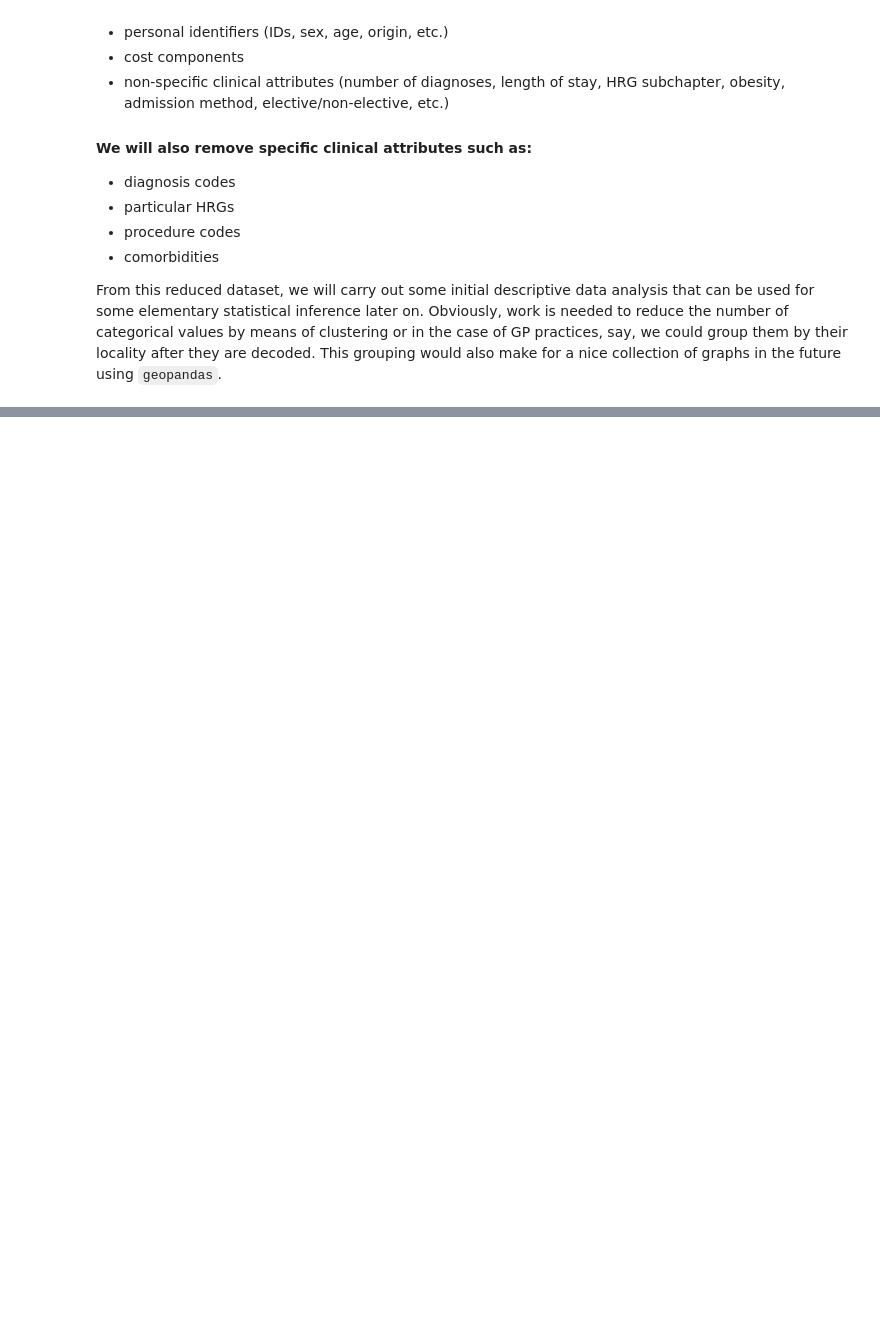
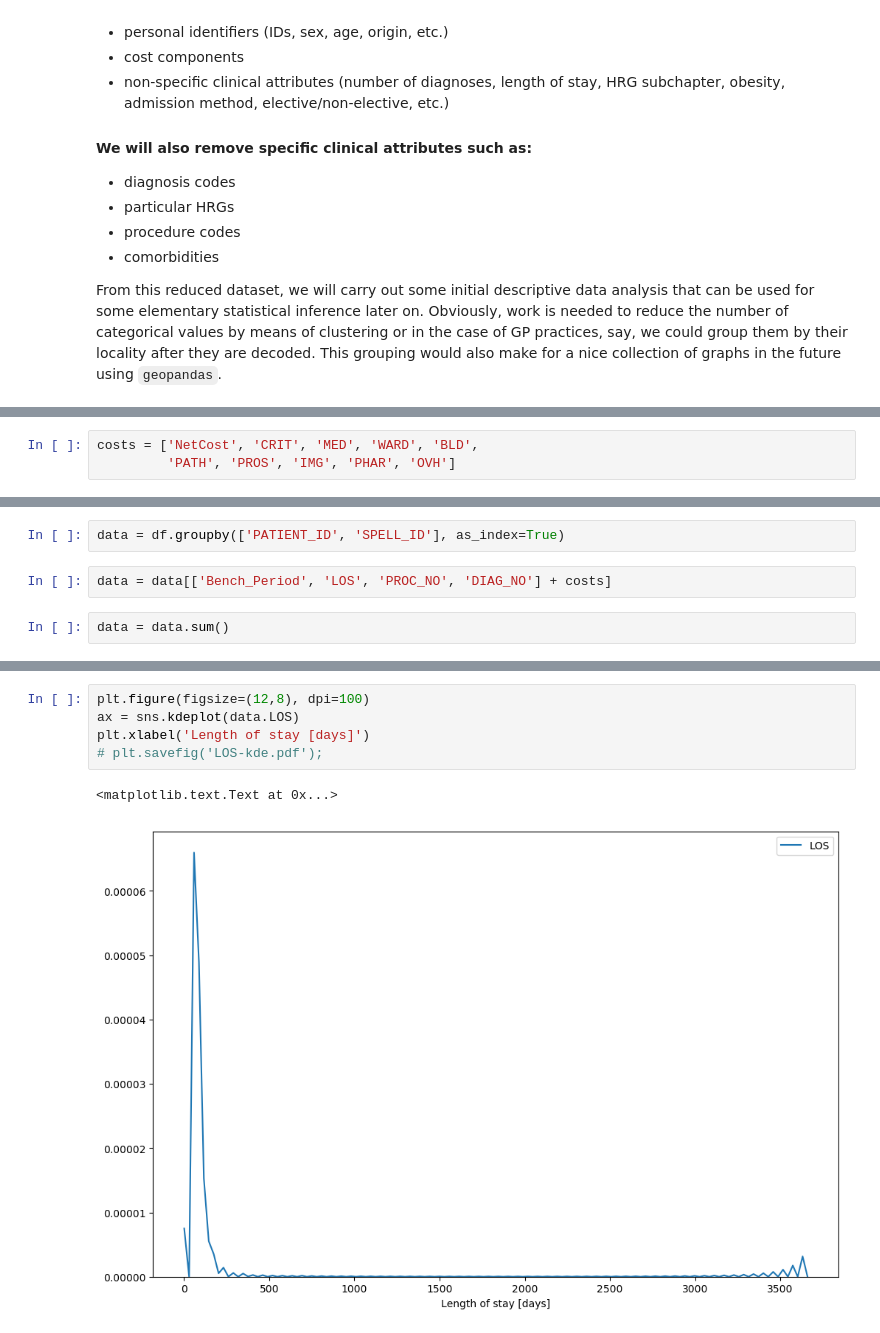
Before and after one commit to daffidwilde/thesis, a Jupyter notebook: data/nbs/elementary-data-analysis.ipynb, the cells around one changed output, grey strips where cells are left out. Cells and saved outputs as stored; diff of their text form; blank space fills up the shorter version.

```diff
--- a/data/nbs/elementary-data-analysis.ipynb
+++ b/data/nbs/elementary-data-analysis.ipynb
@@ -195,0 +102,3 @@ plt.ylabel('Net Cost [£]');
+# %%
+costs = ['NetCost', 'CRIT', 'MED', 'WARD', 'BLD',
+         'PATH', 'PROS', 'IMG', 'PHAR', 'OVH']
@@ -195,0 +110,6 @@ plt.ylabel('Net Cost [£]');
+# %%
+data = df.groupby(['PATIENT_ID', 'SPELL_ID'], as_index=True)
+# %%
+data = data[['Bench_Period', 'LOS', 'PROC_NO', 'DIAG_NO'] + costs]
+# %%
+data = data.sum()
@@ -195,0 +140,8 @@ plt.ylabel('Net Cost [£]');
+# %%
+plt.figure(figsize=(12,8), dpi=100)
+ax = sns.kdeplot(data.LOS)
+plt.xlabel('Length of stay [days]')
+# plt.savefig('LOS-kde.pdf');
+# %% [output]
+<matplotlib.text.Text at 0x...>
+[figure, added]
```
Also changed, not shown: parts of 45 cells of this notebook, 13 other files.
